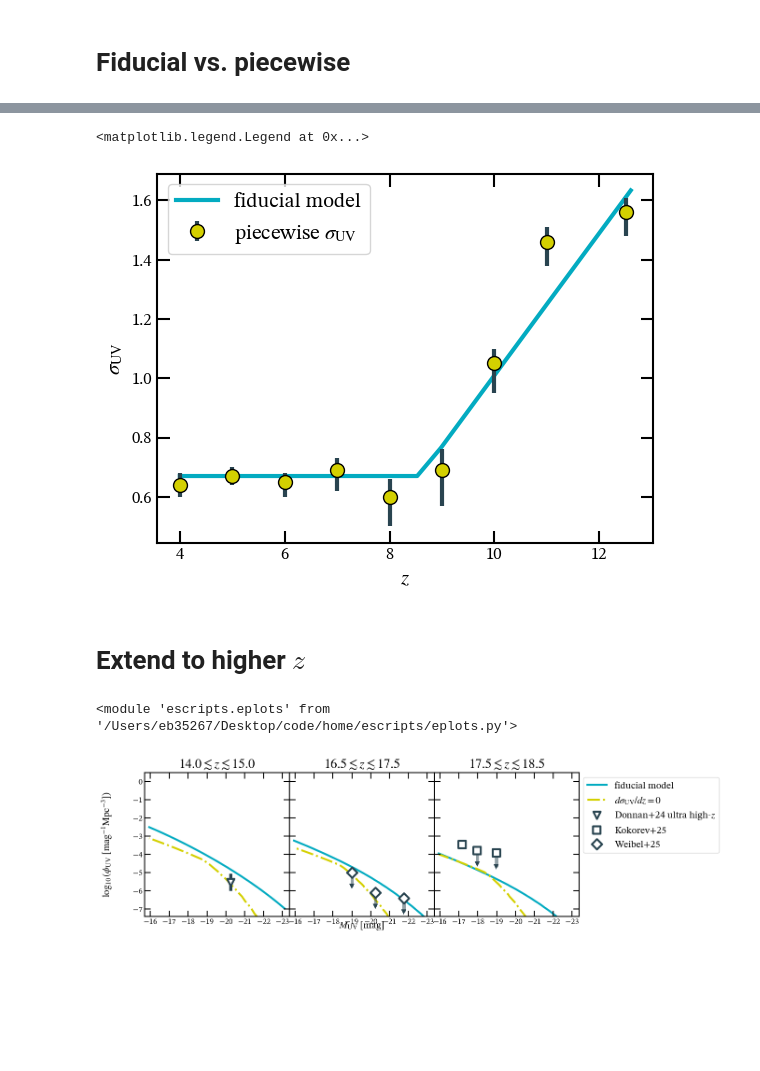
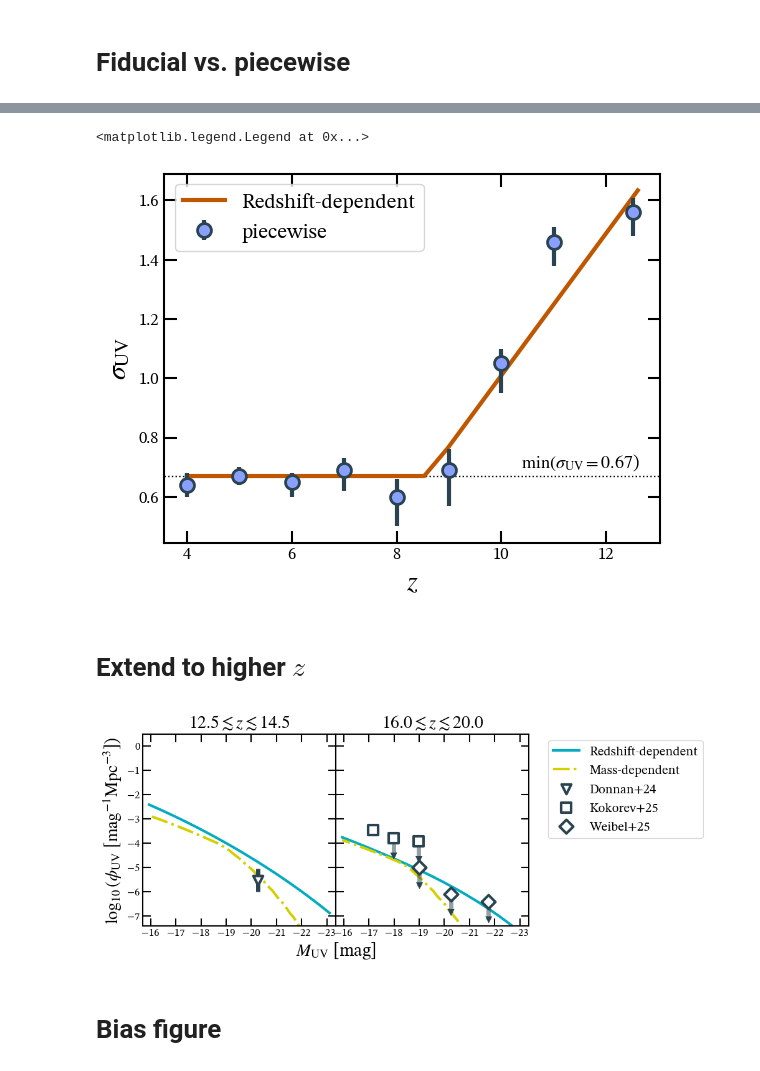
Before and after one commit to ebregou/modeling_stochasticity, a Jupyter notebook: notebooks/make_polished_plots/qual_draft.ipynb, the cells around one changed output, grey strips where cells are left out. Saved outputs shown, nothing was run; the diff lists cells and outputs as text; code cells hidden in the pictures; blank space fills up the shorter version.

Commit message:
qual figures, testing halo accretion models

```diff
--- a/notebooks/make_polished_plots/qual_draft.ipynb
+++ b/notebooks/make_polished_plots/qual_draft.ipynb
@@ -34,16 +115,20 @@ yerr = np.vstack((lowers, uppers))
 # %%
 fig, ax = plt.subplots()
 zs = np.linspace(4, 12.6, 20)
-sig_lin = [UVLF_piecewise.time_evolution(fiducial, z)[-1][-1] for z in zs]
-ax.plot(zs, sig_lin, color = eplots.turquoise, label = 'fiducial model')
-ax.errorbar(UVLF_piecewise.zs, chunked[-4], fmt = 'o', color = eplots.yellow, yerr = yerr, markersize = 10, ecolor = eplots.navy, label = r'piecewise $\sigma_{\rm{UV}}$')
+sig_lin = [UVLF_piecewise.time_evolution(no_m_ev_chunked, z)[-1][-1] for z in zs]
+ax.plot(zs, sig_lin, color = eplots.orange, label = 'Redshift-dependent')
+ax.errorbar(UVLF_piecewise.zs, chunked[-4], fmt = 'o', color = eplots.periwinkle, yerr = yerr, markersize = 10, ecolor = eplots.navy,
+            label = f'piecewise', markeredgecolor = eplots.navy, markeredgewidth = 2)
+
+ax.axhline(0.67, zorder = 0, ls = 'dotted', color = 'black', lw = 1)
+ax.text(11.5, 0.7, r'$\min(\sigma_{\rm{UV}} = 0.67$)', size = 13, ha = 'center')
 
 ax.set_ylabel(r'$\sigma_{\rm{UV}}$')
 ax.set_xlabel(r'$z$')
 ax.legend()
 # %% [output]
 <matplotlib.legend.Legend at 0x...>
-[figure, old version]
+[figure, new version]
 # %%
 fig.savefig('/Users/eb35267/Desktop/figures/Qual_26/fiducial_vs_piecewise.png', dpi = 200)
 # %% [markdown]
@@ -53,20 +138,16 @@ file_names = ['/Users/eb35267/Desktop/code/home/data/Bouwens2021_low_z.txt',
              '/Users/eb35267/Desktop/code/home/data/Donnan24_high_z.txt',
              '/Users/eb35267/Desktop/code/home/data/Kokorev+25.txt',
              '/Users/eb35267/Desktop/code/home/data/Weibel+25_upper_limits.txt']
-data_labels = ['Bouwens+21', r'Donnan+24 ultra high-$z$','Kokorev+25', 'Weibel+25']
+data_labels = ['Bouwens+21', 'Donnan+24','Kokorev+25', 'Weibel+25']
 include = [True, False, False, False, False]
 sorted_data = edata.get_sorted(file_names, data_labels, include_in_likelihood = include)
 # %%
 params = eMCMC.build_param_data({'beta': {'fit': False, 'value': -1.49}, 'dbetadz': {'fit': False, 'value': 0.22}})
 UVLF_extended = eMCMC.UVLF(sorted_data, params)
-# %%
-importlib.reload(eplots)
-# %% [output]
-<module 'escripts.eplots' from '/Users/eb35267/Desktop/code/home/escripts/eplots.py'>
 # %%
-z_plot = [14.5, 17, 18]
+z_plot = [13.5, 18]
+z_errs = [1, 2]
 ext_ev = eplots.evolving_UVLF_fit(UVLF_extended, plot_from_chain = False, comparison_fits = [no_m_ev, no_z_ev],
-                               comparison_labels = [r'fiducial model', r'$d\sigma_{\rm{UV}}/dz = 0$'],
-                               title = '', ncols = 4, z_plot = z_plot, show_chi2 = False)
+                               comparison_labels = ['Redshift-dependent', 'Mass-dependent'], z_plot = z_plot, z_errs = z_errs, show_chi2 = False, ncols = 3)
 # %% [output]
-[figure, old version]
+[figure, new version]
@@ -72,0 +156,2 @@ ext_ev = eplots.evolving_UVLF_fit(UVLF_extended, plot_from_chain = False, compar
+# %% [markdown]
+# Bias figure
```
Also changed, not shown: parts of 33 cells of this notebook, 17 other files.
